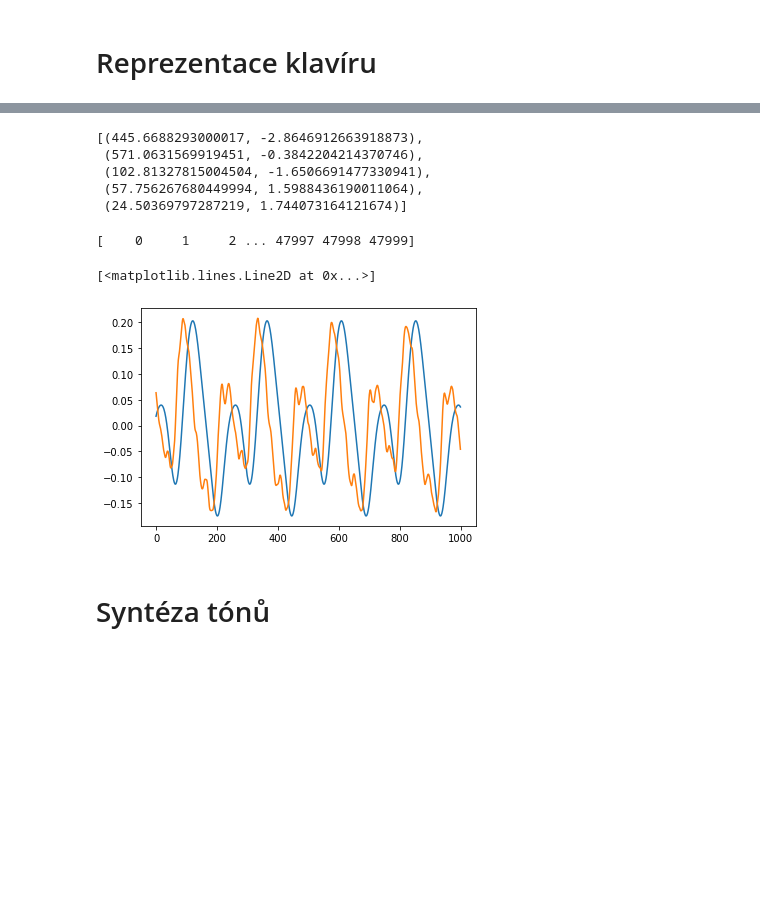
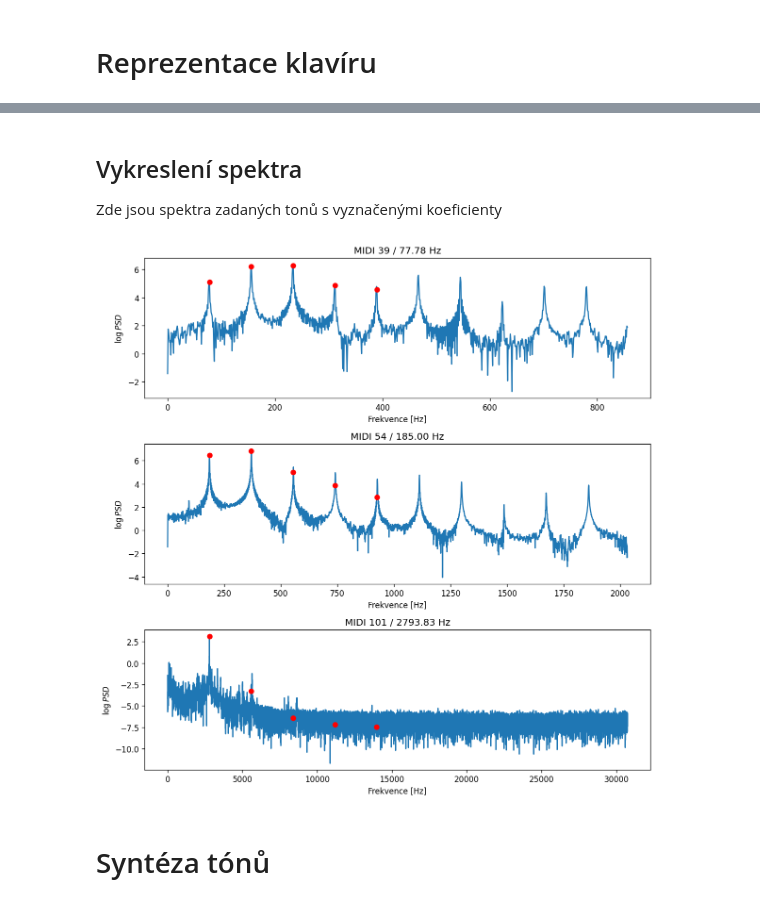
Before and after one commit to JosefKuchar/iss-project, a Jupyter notebook: src/reseni.ipynb, the cells around one changed output, grey strips where cells are left out. Cells and saved outputs as stored; diff of their text form; code cells hidden in the pictures; blank space fills up the shorter version.

```diff
--- a/src/reseni.ipynb
+++ b/src/reseni.ipynb
@@ -198,35 +203,21 @@ KeyboardInterrupt:
-# %%
-representation[55]
-# %% [output]
-[(445.6688293000017, -2.8646912663918873),
- (571.0631569919451, -0.3842204214370746),
- (102.81327815004504, -1.6506691477330941),
- (57.756267680449994, 1.5988436190011064),
- (24.50369797287219, 1.744073164121674)]
-# %%
-import math
-
-test = []
-repre = representation[55]
-
-
-print(np.arange(0, Fs))
-
-for n in range(0, int(Fs / 2)):
-    sum = 0
-    for k in range(0, 5):
-        # omega = 2 * np.pi * (k+1) * estimates[55] / (Fs / 2)
-        # a = repre[k][0] * np.exp(1j * repre[k][1])
-        # sum += a * np.exp(1j * omega * n)
-        sum += (repre[k][0] / (Fs/2)) * math.cos(2 * np.pi * (k+1) * estimates[55] / Fs * n + repre[k][1])
-    #sum *= 1 / (Fs / 2)
-    test.append(sum*5)
-test
-plt.plot(test[:1000])
-plt.plot(xall[55][:1000])
-# %% [output]
-[    0     1     2 ... 47997 47998 47999]
-[<matplotlib.lines.Line2D at 0x...>]
-[figure, removed]
+# %% [markdown]
+## Vykreslení spektra
+Zde jsou spektra zadaných tonů s vyznačenými koeficienty
+# %%
+plt.figure(figsize=(10, 10), dpi=120)
+for i, (tone, freq) in enumerate(xkucha28t):
+    eleven_f0 = int(estimates[tone] * 11)
+    dft = np.fft.fft(xall[tone] + 1e-5, Fs)
+    dft = dft[:eleven_f0]
+    plt.subplot(3, 1, i+1)
+    plt.plot(np.log(np.abs(dft)))
+    plt.title(f"MIDI {tone} / {freq:.2f} Hz")
+    plt.xlabel("Frekvence [Hz]")
+    plt.ylabel("$\log PSD$")
+    for k in range(0, 5):
+        plt.plot((k+1) * estimates[tone], np.log(midi['representation'][tone][k][0]), 'ro')
+plt.tight_layout()
+# %% [output]
+[figure, added]
 # %% [markdown]
 # Syntéza tónů
```
Also changed, not shown: parts of 30 cells of this notebook, 5 other files.
